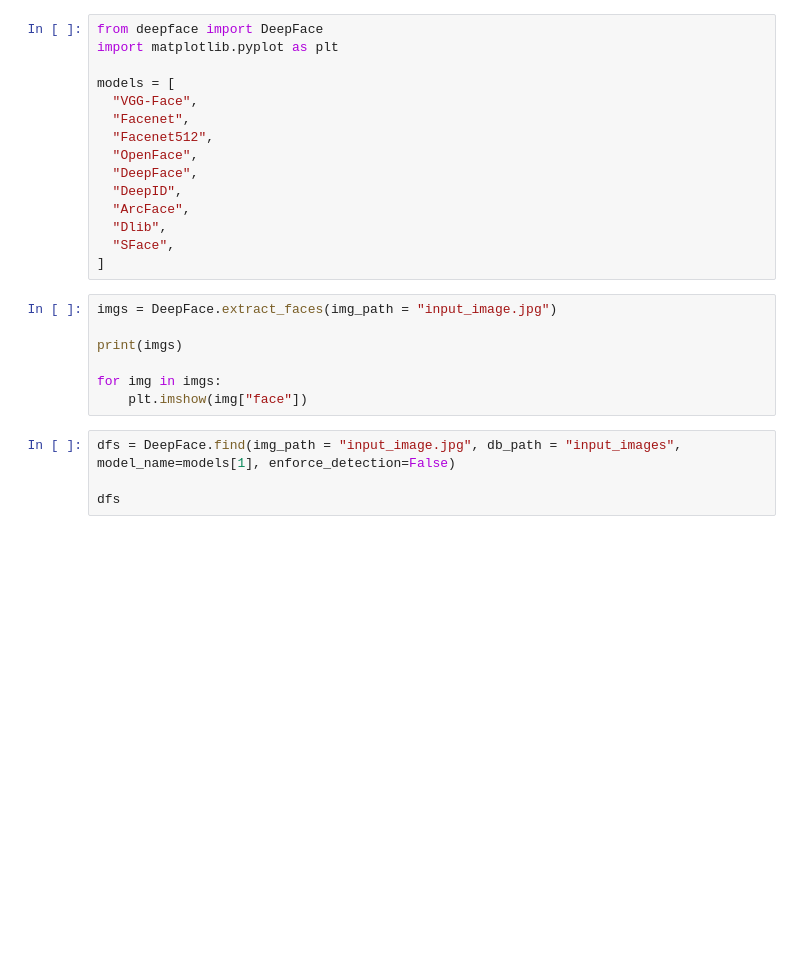
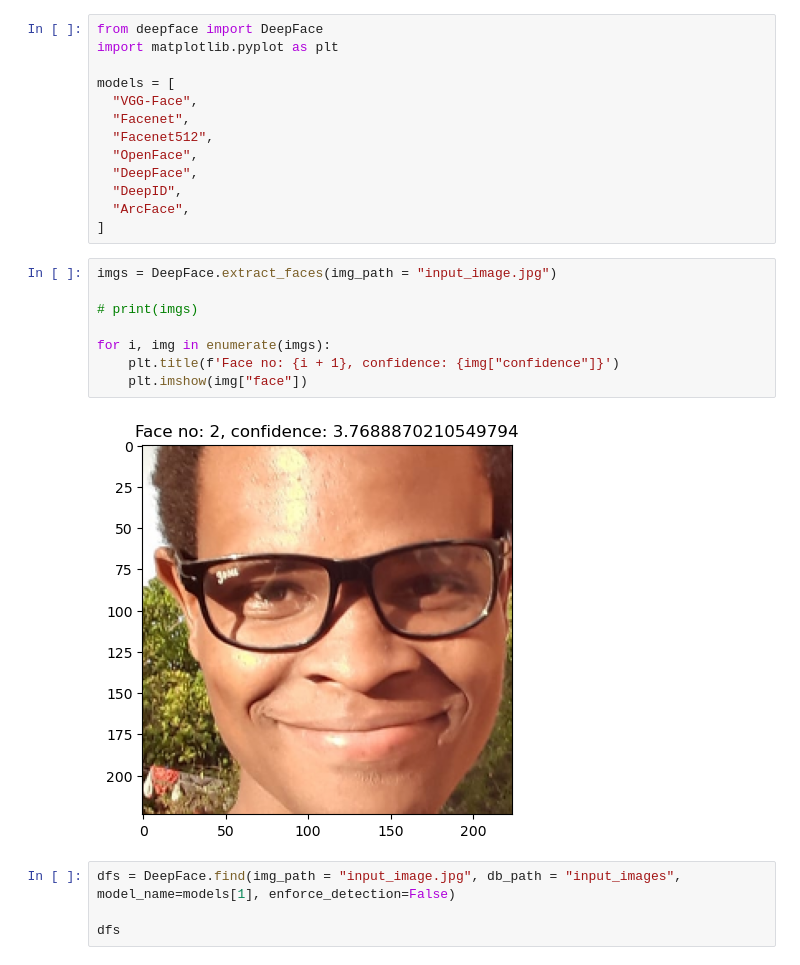
Before and after one commit to mussacharles60/ml-enthusiast, a Jupyter notebook: face/deep_face.ipynb, the cells around one changed output. Drawn from its saved outputs; the diff is of its cells as text; blank space fills up the shorter version.

```diff
--- a/face/deep_face.ipynb
+++ b/face/deep_face.ipynb
@@ -10,16 +10,17 @@ models = [
   "DeepFace",
   "DeepID",
   "ArcFace",
-  "Dlib",
-  "SFace",
 ]
 # %%
 imgs = DeepFace.extract_faces(img_path = "input_image.jpg")
 
-print(imgs)
+# print(imgs)
 
-for img in imgs:
+for i, img in enumerate(imgs):
+    plt.title(f'Face no: {i + 1}, confidence: {img["confidence"]}')
     plt.imshow(img["face"])
+# %% [output]
+[figure, added]
 # %%
 dfs = DeepFace.find(img_path = "input_image.jpg", db_path = "input_images", model_name=models[1], enforce_detection=False)
 
```
Also changed, not shown: parts of 2 cells of this notebook.
